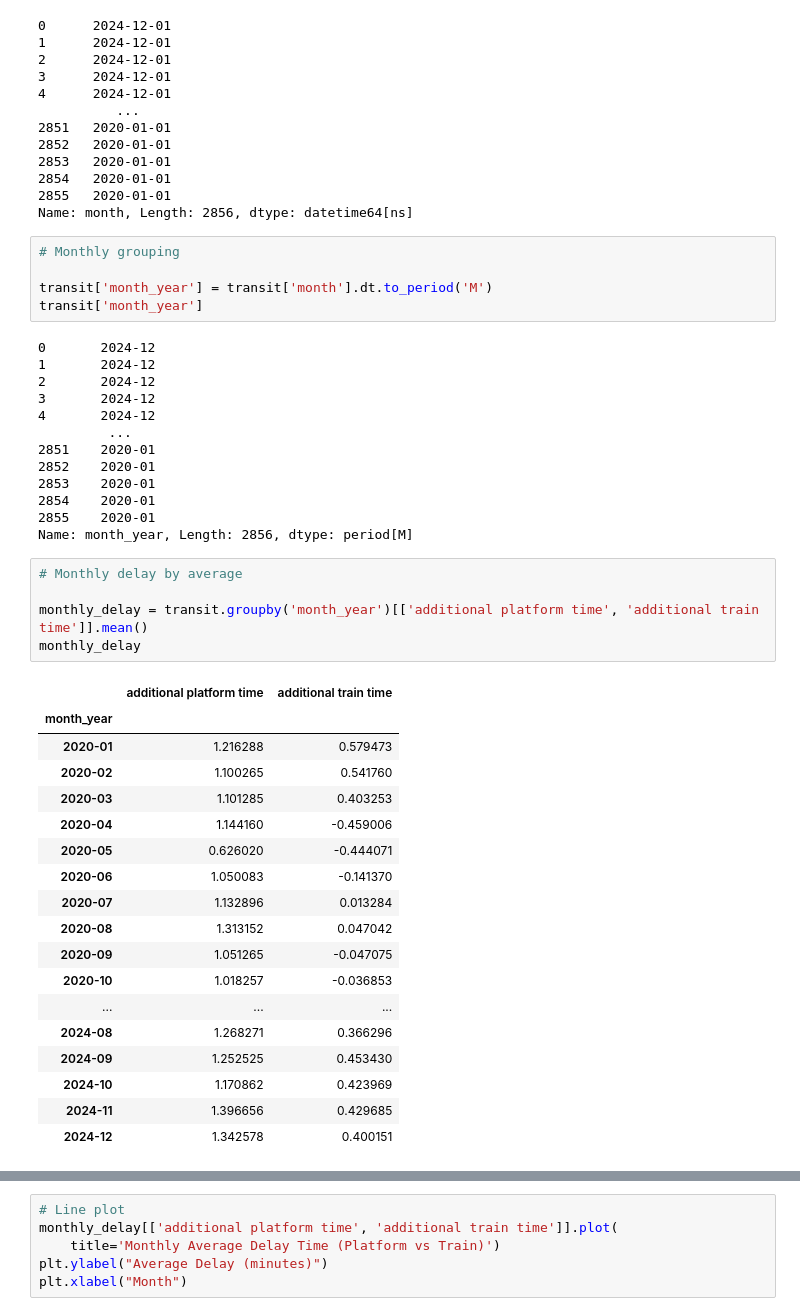
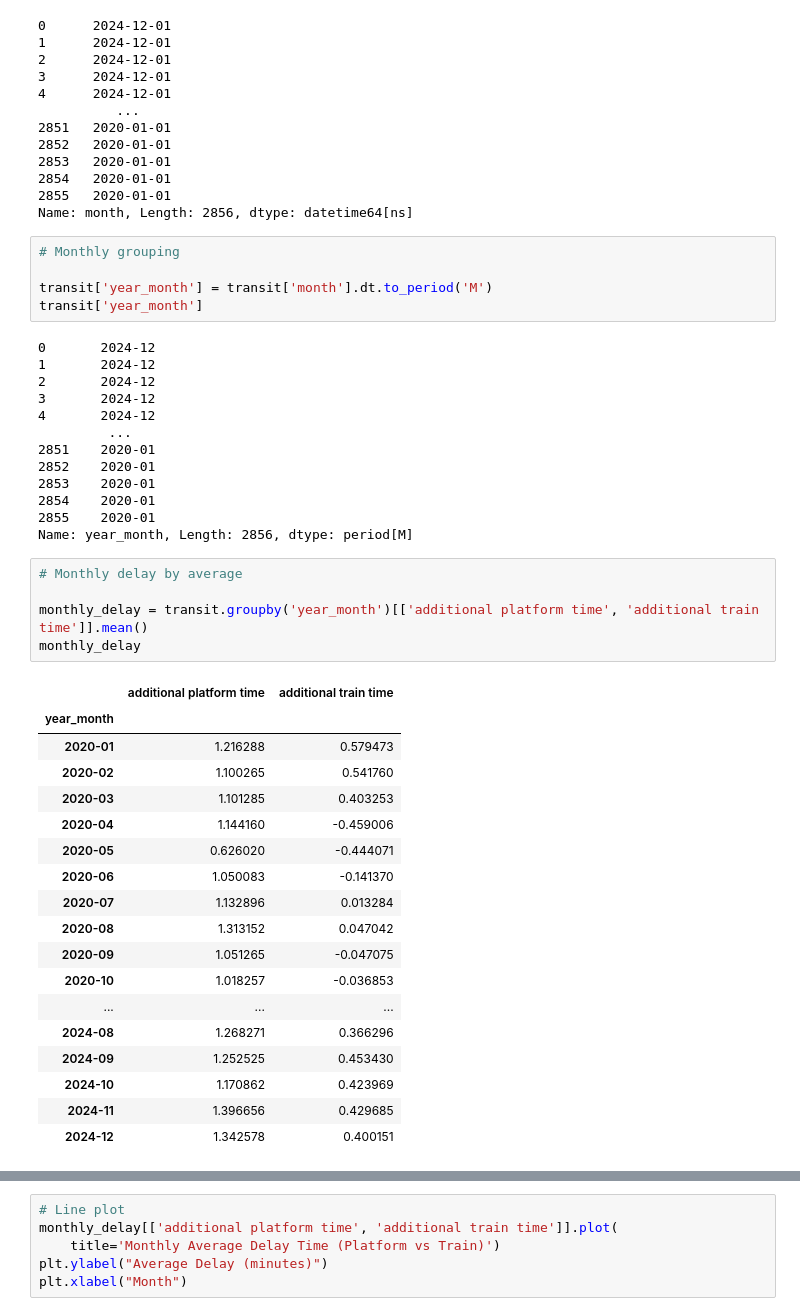
Before and after one commit to tali0n-git/MTA-subway-analysis, a Jupyter notebook: jessica-notebook.ipynb, the cells around one changed output, grey strips where cells are left out. Cells and saved outputs as stored; diff of their text form.

```diff
--- a/jessica-notebook.ipynb
+++ b/jessica-notebook.ipynb
@@ -52,8 +73,8 @@ Name: month, Length: 2856, dtype: datetime64[ns]
 # %%
 # Monthly grouping
 
-transit['month_year'] = transit['month'].dt.to_period('M')
-transit['month_year']
+transit['year_month'] = transit['month'].dt.to_period('M')
+transit['year_month']
 # %% [output]
 0       2024-12
 1       2024-12
@@ -66,15 +87,15 @@ transit['month_year']
 2853    2020-01
 2854    2020-01
 2855    2020-01
-Name: month_year, Length: 2856, dtype: period[M]
+Name: year_month, Length: 2856, dtype: period[M]
 # %%
 # Monthly delay by average
 
-monthly_delay = transit.groupby('month_year')[['additional platform time', 'additional train time']].mean()
+monthly_delay = transit.groupby('year_month')[['additional platform time', 'additional train time']].mean()
 monthly_delay
 # %% [output]
 |  | additional platform time | additional train time |
-| month_year |  |  |
+| year_month |  |  |
 | 2020-01 | 1.216288 | 0.579473 |
 | 2020-02 | 1.100265 | 0.541760 |
 | 2020-03 | 1.101285 | 0.403253 |
```
Also changed, not shown: parts of 8 cells of this notebook.
